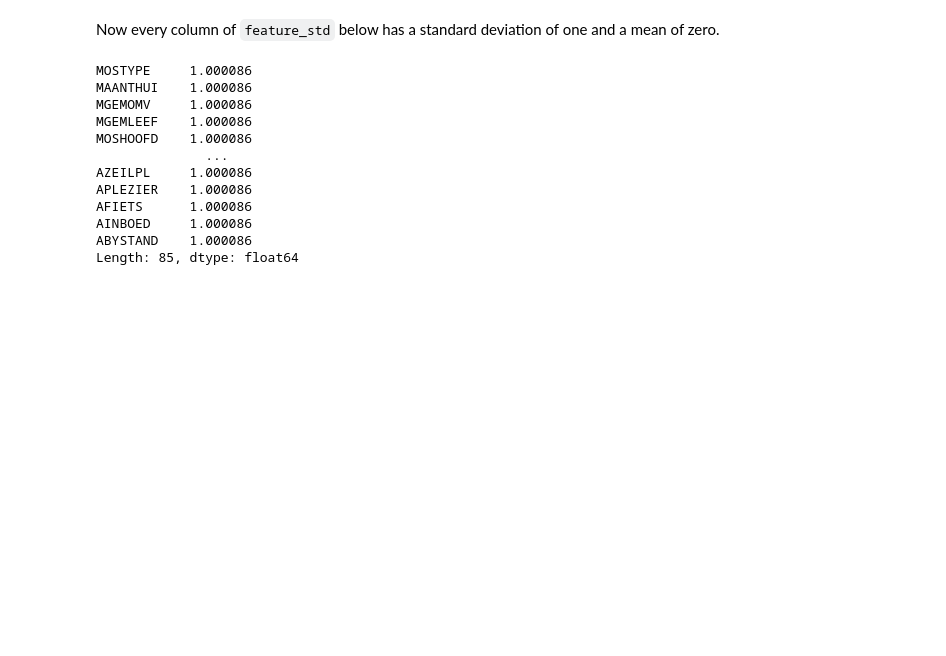
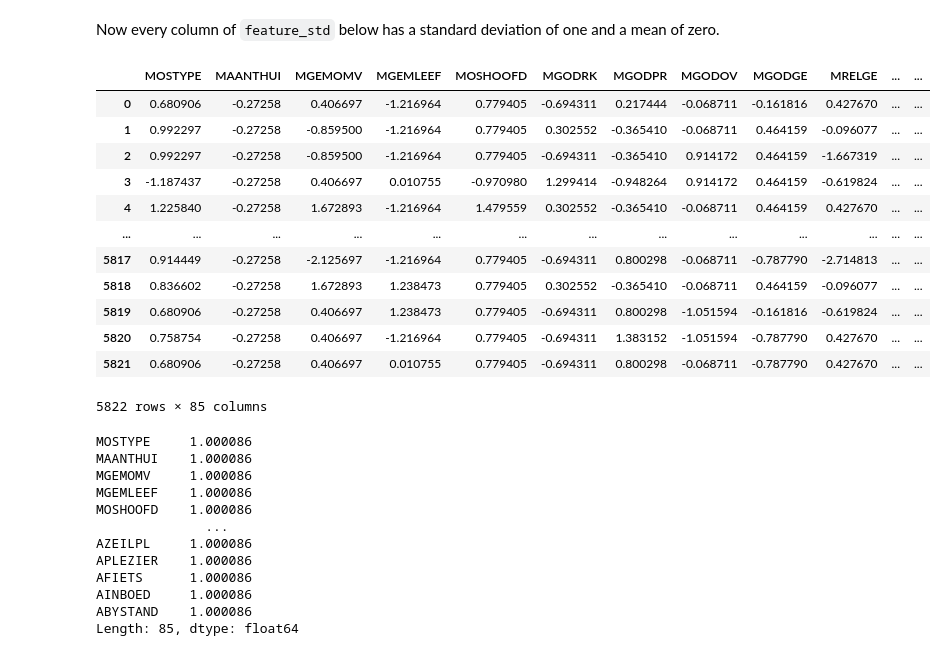
Before and after one commit to knightgu/ISLP_labs, a Jupyter notebook: Ch04-classification-lab.ipynb, the cells around one changed output. Saved outputs shown, nothing was run; the diff lists cells and outputs as text; code cells hidden in the pictures; blank space fills up the shorter version.

```diff
--- a/Ch04-classification-lab.ipynb
+++ b/Ch04-classification-lab.ipynb
@@ -937,6 +1025,22 @@ feature_df.shape
 # %% [markdown]
 Now every column of `feature_std` below has a standard deviation of
 one and a mean of zero.
+# %%
+feature_std
+# %% [output]
+|  | MOSTYPE | MAANTHUI | MGEMOMV | MGEMLEEF | MOSHOOFD | MGODRK | MGODPR | MGODOV | MGODGE | MRELGE | ... | ... |
+| 0 | 0.680906 | -0.27258 | 0.406697 | -1.216964 | 0.779405 | -0.694311 | 0.217444 | -0.068711 | -0.161816 | 0.427670 | ... | ... |
+| 1 | 0.992297 | -0.27258 | -0.859500 | -1.216964 | 0.779405 | 0.302552 | -0.365410 | -0.068711 | 0.464159 | -0.096077 | ... | ... |
+| 2 | 0.992297 | -0.27258 | -0.859500 | -1.216964 | 0.779405 | -0.694311 | -0.365410 | 0.914172 | 0.464159 | -1.667319 | ... | ... |
+| 3 | -1.187437 | -0.27258 | 0.406697 | 0.010755 | -0.970980 | 1.299414 | -0.948264 | 0.914172 | 0.464159 | -0.619824 | ... | ... |
+| 4 | 1.225840 | -0.27258 | 1.672893 | -1.216964 | 1.479559 | 0.302552 | -0.365410 | -0.068711 | 0.464159 | 0.427670 | ... | ... |
+| ... | ... | ... | ... | ... | ... | ... | ... | ... | ... | ... | ... | ... |
+| 5817 | 0.914449 | -0.27258 | -2.125697 | -1.216964 | 0.779405 | -0.694311 | 0.800298 | -0.068711 | -0.787790 | -2.714813 | ... | ... |
+| 5818 | 0.836602 | -0.27258 | 1.672893 | 1.238473 | 0.779405 | 0.302552 | -0.365410 | -0.068711 | 0.464159 | -0.096077 | ... | ... |
+| 5819 | 0.680906 | -0.27258 | 0.406697 | 1.238473 | 0.779405 | -0.694311 | 0.800298 | -1.051594 | -0.161816 | -0.619824 | ... | ... |
+| 5820 | 0.758754 | -0.27258 | 0.406697 | -1.216964 | 0.779405 | -0.694311 | 1.383152 | -1.051594 | -0.787790 | 0.427670 | ... | ... |
+| 5821 | 0.680906 | -0.27258 | 0.406697 | 0.010755 | 0.779405 | -0.694311 | 0.800298 | -0.068711 | -0.787790 | 0.427670 | ... | ... |
+5822 rows × 85 columns
 # %%
 feature_std = pd.DataFrame(
                  X_std,
```
Also changed, not shown: parts of 7 cells of this notebook, 1 other file.
